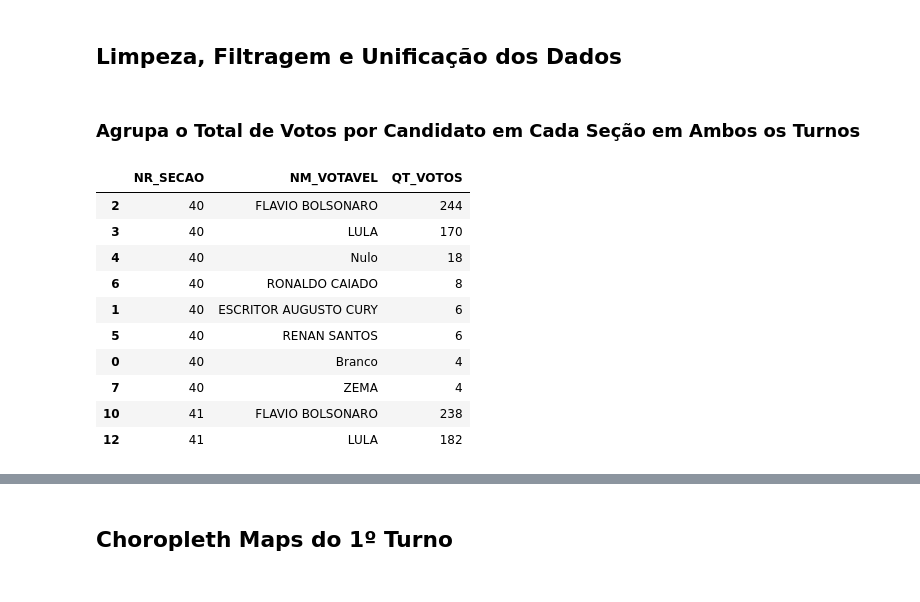
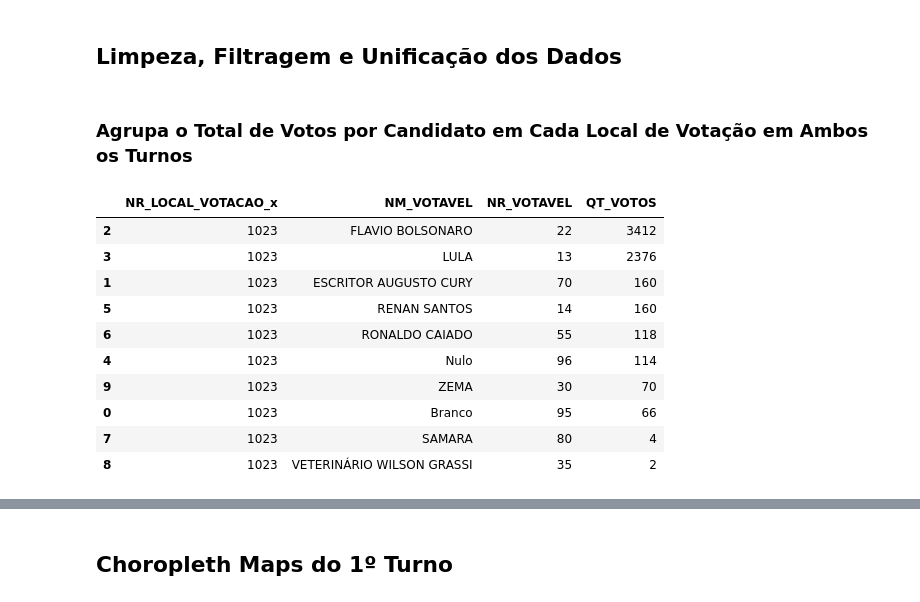
Before and after one commit to Voamorim/TecnologiasDataScience, a Jupyter notebook: FoliumVisualizacao/main.ipynb, the cells around one changed output, grey strips where cells are left out. Saved outputs shown, nothing was run; the diff lists cells and outputs as text; code cells hidden in the pictures.

Commit message:
add: começa mapa votacoes 1o turno

```diff
--- a/FoliumVisualizacao/main.ipynb
+++ b/FoliumVisualizacao/main.ipynb
@@ -61,24 +61,24 @@ Qtd secoes 2T: 218
 # %% [markdown]
 ## Limpeza, Filtragem e Unificação dos Dados
 # %% [markdown]
-### Agrupa o Total de Votos por Candidato em Cada Seção em Ambos os Turnos
+### Agrupa o Total de Votos por Candidato em Cada Local de Votação em Ambos os Turnos
 # %%
-df_secoes_1T = (
-    df_turno1.groupby(['NR_SECAO', 'NM_VOTAVEL'], as_index=False)['QT_VOTOS']
+df_locais_1T = (
+    df_turno1.groupby(['NR_LOCAL_VOTACAO_x', 'NM_VOTAVEL', "NR_VOTAVEL"], as_index=False)['QT_VOTOS']
         .sum()
-        .sort_values(by=['NR_SECAO', 'QT_VOTOS'], ascending=[True, False],)
+        .sort_values(by=['NR_LOCAL_VOTACAO_x', 'QT_VOTOS'], ascending=[True, False],)
 )
 
-df_secoes_1T.head(10)
+df_locais_1T.head(10)
 # %% [output]
-|  | NR_SECAO | NM_VOTAVEL | QT_VOTOS |
-| 2 | 40 | FLAVIO BOLSONARO | 244 |
-| 3 | 40 | LULA | 170 |
-| 4 | 40 | Nulo | 18 |
-| 6 | 40 | RONALDO CAIADO | 8 |
-| 1 | 40 | ESCRITOR AUGUSTO CURY | 6 |
-| 5 | 40 | RENAN SANTOS | 6 |
-| 0 | 40 | Branco | 4 |
-| 7 | 40 | ZEMA | 4 |
-| 10 | 41 | FLAVIO BOLSONARO | 238 |
-| 12 | 41 | LULA | 182 |
+|  | NR_LOCAL_VOTACAO_x | NM_VOTAVEL | NR_VOTAVEL | QT_VOTOS |
+| 2 | 1023 | FLAVIO BOLSONARO | 22 | 3412 |
+| 3 | 1023 | LULA | 13 | 2376 |
+| 1 | 1023 | ESCRITOR AUGUSTO CURY | 70 | 160 |
+| 5 | 1023 | RENAN SANTOS | 14 | 160 |
+| 6 | 1023 | RONALDO CAIADO | 55 | 118 |
+| 4 | 1023 | Nulo | 96 | 114 |
+| 9 | 1023 | ZEMA | 30 | 70 |
+| 0 | 1023 | Branco | 95 | 66 |
+| 7 | 1023 | SAMARA | 80 | 4 |
+| 8 | 1023 | VETERINÁRIO WILSON GRASSI | 35 | 2 |
```
Also changed, not shown: parts of 10 cells of this notebook, 2 other files.
